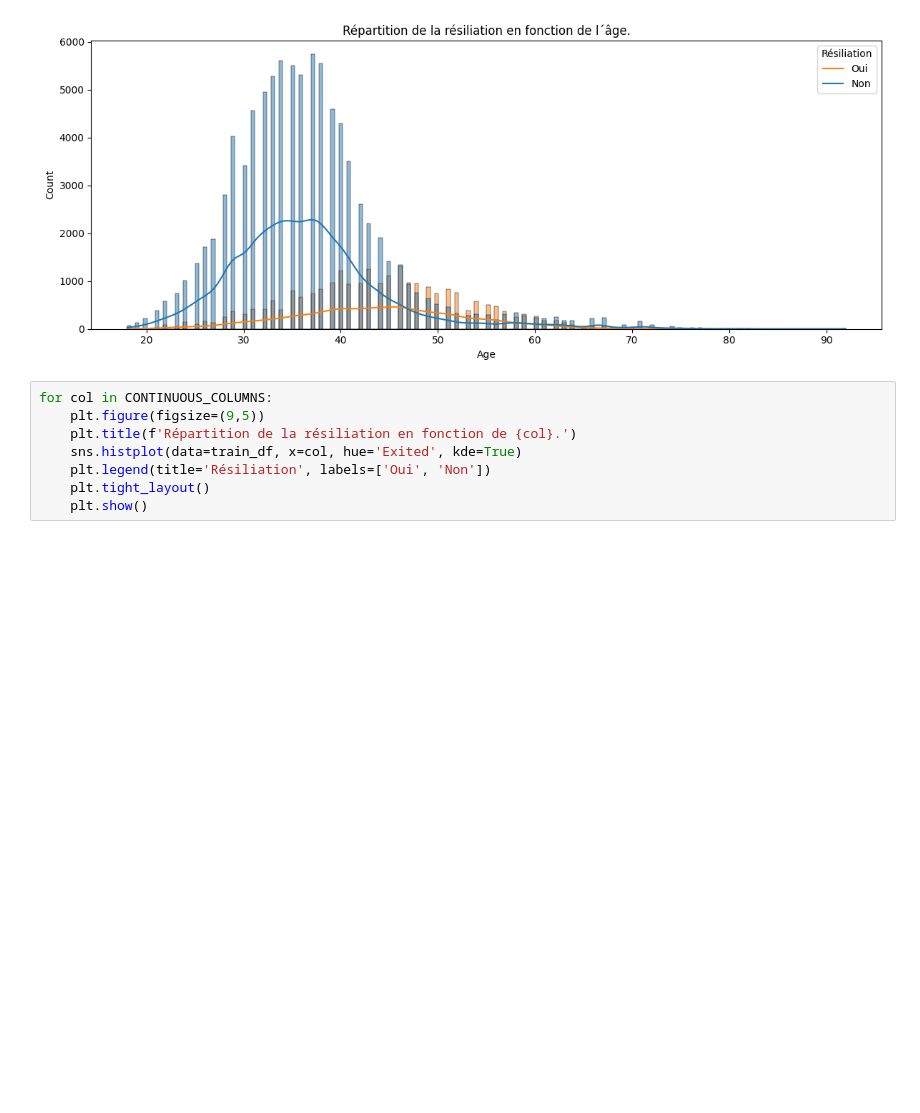
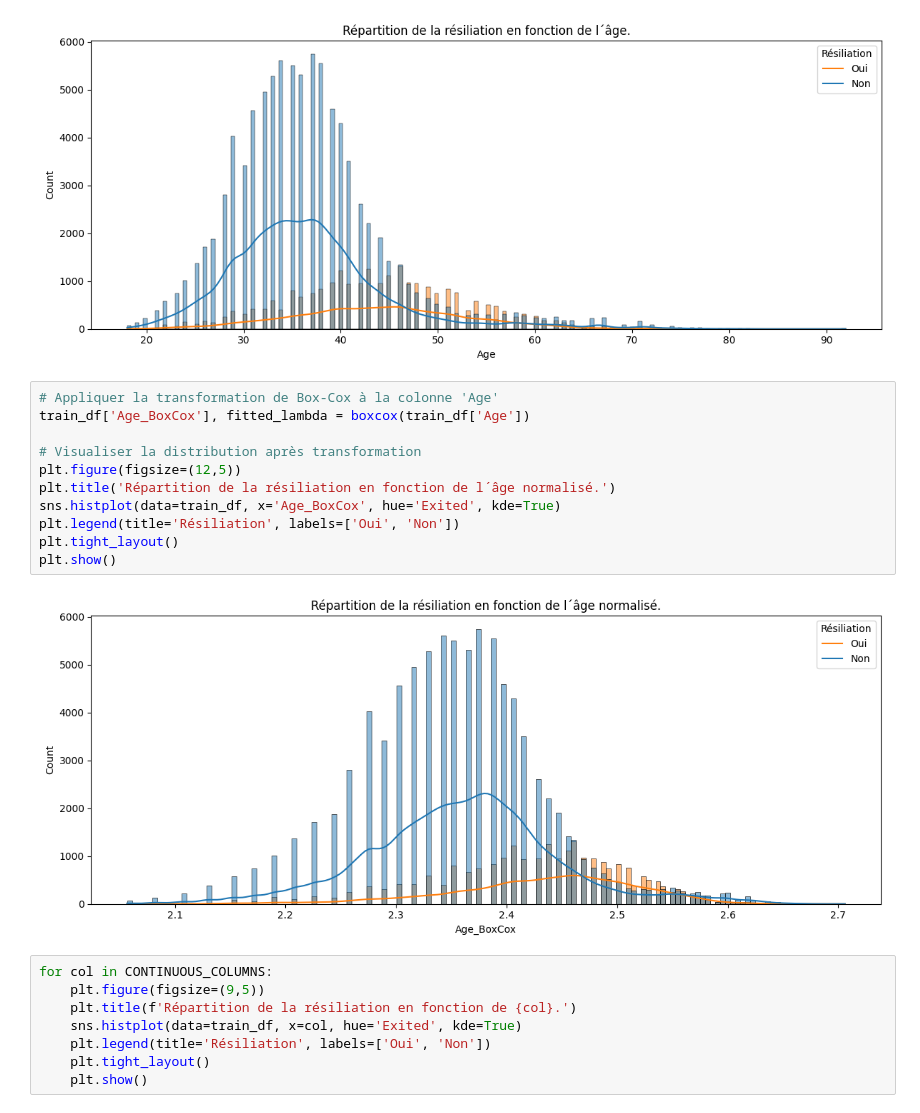
Before and after one commit to lbihin/mlpro-classification-bank-churn-2025, a Jupyter notebook: eda/eda.ipynb, the cells around one changed output. Saved outputs shown, nothing was run; the diff lists cells and outputs as text; blank space fills up the shorter version.

```diff
--- a/eda/eda.ipynb
+++ b/eda/eda.ipynb
@@ -696,6 +681,19 @@ plt.tight_layout()
 plt.show()
 # %% [output]
 [figure]
+# %%
+# Appliquer la transformation de Box-Cox à la colonne 'Age'
+train_df['Age_BoxCox'], fitted_lambda = boxcox(train_df['Age'])
+
+# Visualiser la distribution après transformation
+plt.figure(figsize=(12,5))
+plt.title('Répartition de la résiliation en fonction de l´âge normalisé.')
+sns.histplot(data=train_df, x='Age_BoxCox', hue='Exited', kde=True)
+plt.legend(title='Résiliation', labels=['Oui', 'Non'])
+plt.tight_layout()
+plt.show()
+# %% [output]
+[figure, added]
 # %%
 for col in CONTINUOUS_COLUMNS:
     plt.figure(figsize=(9,5))
```
Also changed, not shown: parts of 15 cells of this notebook, 4 other files.
